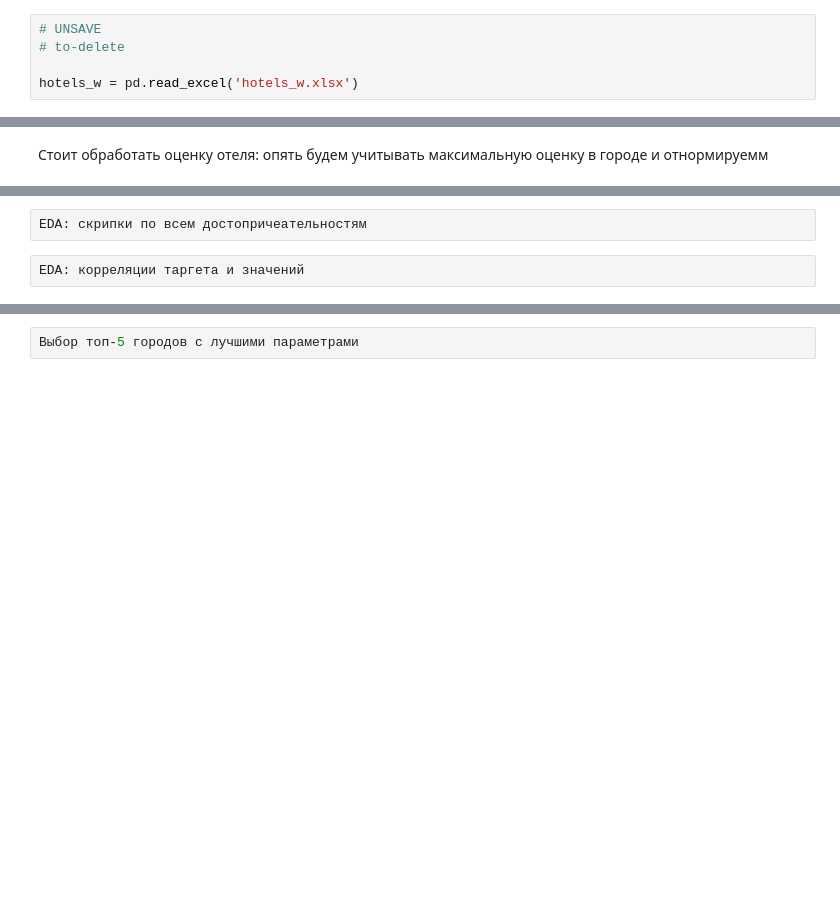
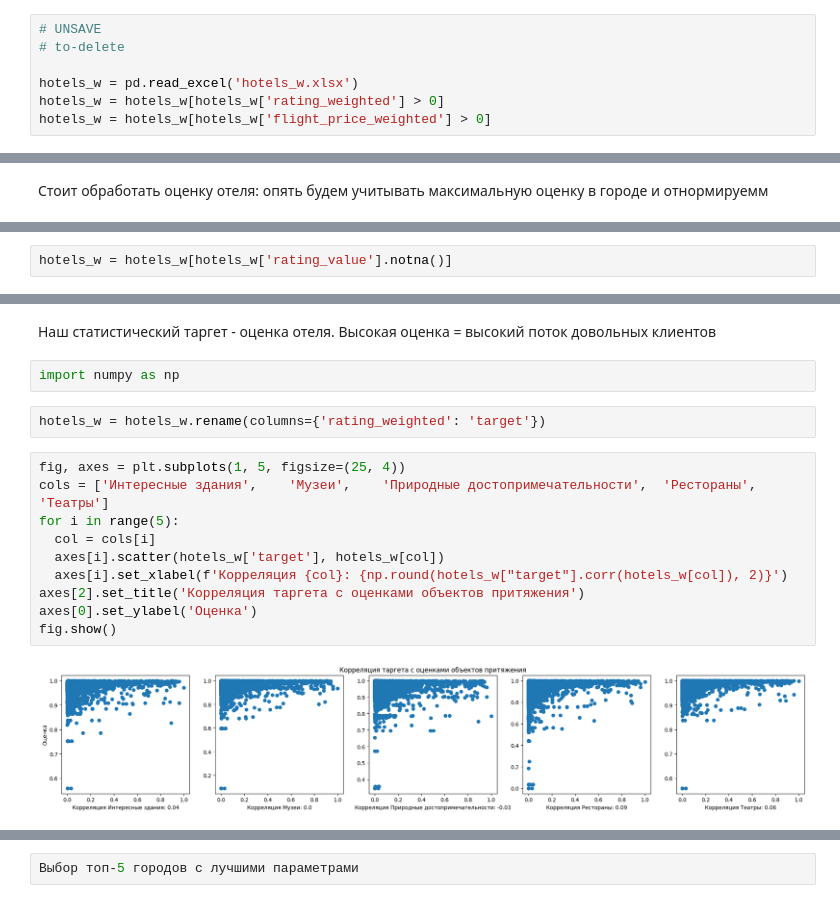
Before and after one commit to mnedo/SMADIMO_GP2, a Jupyter notebook: DataAgg.ipynb, the cells around one changed output, grey strips where cells are left out. Drawn from its saved outputs; the diff is of its cells as text; blank space fills up the shorter version.

```diff
--- a/DataAgg.ipynb
+++ b/DataAgg.ipynb
@@ -149,6 +202,8 @@ AttributeError: 'DataFrame' object has no attribute 'download'
 # to-delete
 
 hotels_w = pd.read_excel('hotels_w.xlsx')
+hotels_w = hotels_w[hotels_w['rating_weighted'] > 0]
+hotels_w = hotels_w[hotels_w['flight_price_weighted'] > 0]
 # %% [markdown]
 ## Анализ и репрезентация полученных результатов ##
 # %% [markdown]
@@ -158,3 +211,5 @@ hotels_w = pd.read_excel('hotels_w.xlsx')
+# %%
+hotels_w = hotels_w[hotels_w['rating_value'].notna()]
 # %%
 gr = hotels_w.groupby(by=['city_name']).agg({'reviews_count': 'max'}).rename(columns={'reviews_count': 'max_count'}).reset_index()
 hotels_w = hotels_w.merge(gr, on=['city_name'])
@@ -174,4 +222,18 @@ EDA: распределения по всем достопричеательно
-# %%
-EDA: скрипки по всем достопричеательностям
-# %%
-EDA: корреляции таргета и значений
+# %% [markdown]
+Наш статистический таргет - оценка отеля. Высокая оценка = высокий поток довольных клиентов
+# %%
+import numpy as np
+# %%
+hotels_w = hotels_w.rename(columns={'rating_weighted': 'target'})
+# %%
+fig, axes = plt.subplots(1, 5, figsize=(25, 4))
+cols = ['Интересные здания',	'Музеи',	'Природные достопримечательности',	'Рестораны',	'Театры']
+for i in range(5):
+  col = cols[i]
+  axes[i].scatter(hotels_w['target'], hotels_w[col])
+  axes[i].set_xlabel(f'Корреляция {col}: {np.round(hotels_w["target"].corr(hotels_w[col]), 2)}')
+axes[2].set_title('Корреляция таргета с оценками объектов притяжения')
+axes[0].set_ylabel('Оценка')
+fig.show()
+# %% [output]
+[figure, added]
```
Also changed, not shown: parts of 21 cells of this notebook.
